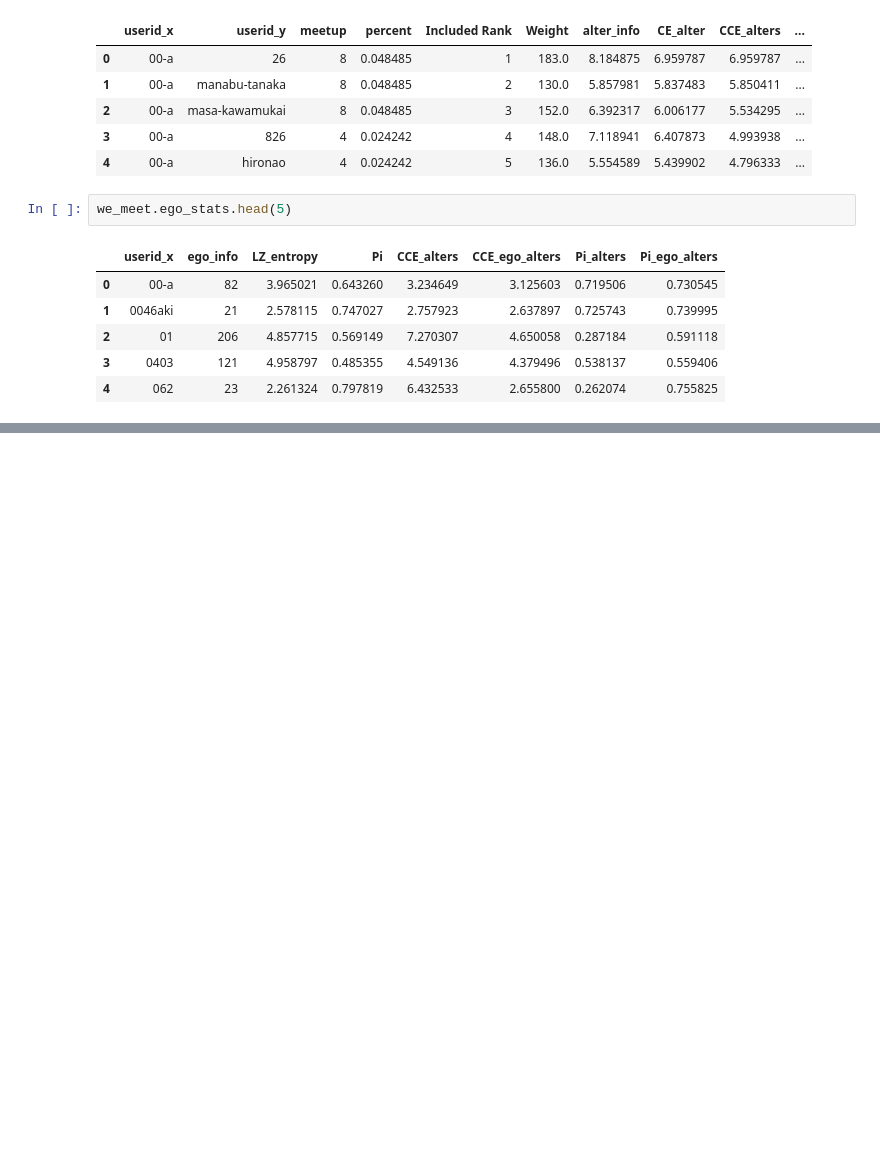
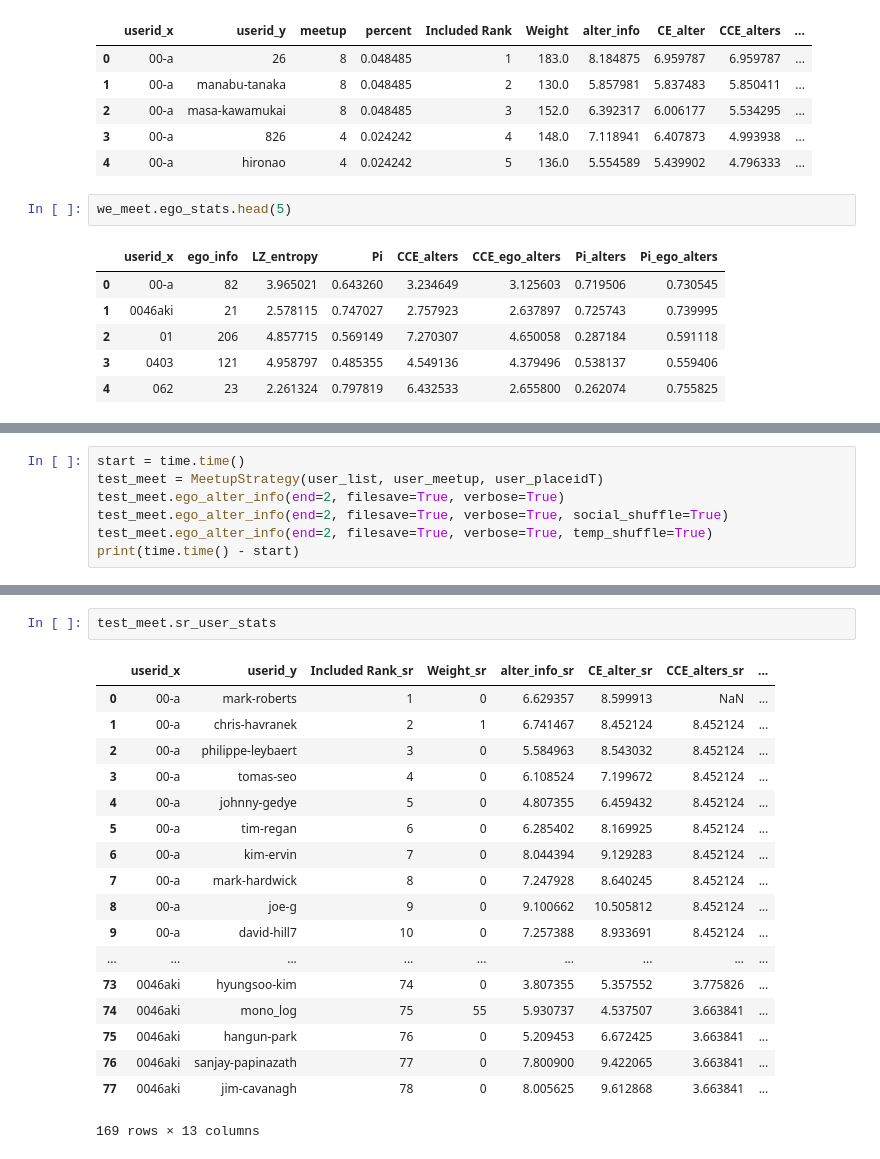
Before and after one commit to Magica-Chen/social-predictability, a Jupyter notebook: MS-Social-Information-AF.ipynb, the cells around one changed output, grey strips where cells are left out. Saved outputs shown, nothing was run; the diff lists cells and outputs as text; blank space fills up the shorter version.

```diff
--- a/MS-Social-Information-AF.ipynb
+++ b/MS-Social-Information-AF.ipynb
@@ -93,0 +100,7 @@ np.mean(we_meet.ego_stats['LZ_entropy'])
+# %%
+start = time.time()
+test_meet = MeetupStrategy(user_list, user_meetup, user_placeidT)
+test_meet.ego_alter_info(end=2, filesave=True, verbose=True)
+test_meet.ego_alter_info(end=2, filesave=True, verbose=True, social_shuffle=True)
+test_meet.ego_alter_info(end=2, filesave=True, verbose=True, temp_shuffle=True)
+print(time.time() - start)
@@ -93,0 +143,21 @@ np.mean(we_meet.ego_stats['LZ_entropy'])
+# %%
+test_meet.sr_user_stats
+# %% [output]
+|  | userid_x | userid_y | Included Rank_sr | Weight_sr | alter_info_sr | CE_alter_sr | CCE_alters_sr | ... |
+| 0 | 00-a | mark-roberts | 1 | 0 | 6.629357 | 8.599913 | NaN | ... |
+| 1 | 00-a | chris-havranek | 2 | 1 | 6.741467 | 8.452124 | 8.452124 | ... |
+| 2 | 00-a | philippe-leybaert | 3 | 0 | 5.584963 | 8.543032 | 8.452124 | ... |
+| 3 | 00-a | tomas-seo | 4 | 0 | 6.108524 | 7.199672 | 8.452124 | ... |
+| 4 | 00-a | johnny-gedye | 5 | 0 | 4.807355 | 6.459432 | 8.452124 | ... |
+| 5 | 00-a | tim-regan | 6 | 0 | 6.285402 | 8.169925 | 8.452124 | ... |
+| 6 | 00-a | kim-ervin | 7 | 0 | 8.044394 | 9.129283 | 8.452124 | ... |
+| 7 | 00-a | mark-hardwick | 8 | 0 | 7.247928 | 8.640245 | 8.452124 | ... |
+| 8 | 00-a | joe-g | 9 | 0 | 9.100662 | 10.505812 | 8.452124 | ... |
+| 9 | 00-a | david-hill7 | 10 | 0 | 7.257388 | 8.933691 | 8.452124 | ... |
+| ... | ... | ... | ... | ... | ... | ... | ... | ... |
+| 73 | 0046aki | hyungsoo-kim | 74 | 0 | 3.807355 | 5.357552 | 3.775826 | ... |
+| 74 | 0046aki | mono_log | 75 | 55 | 5.930737 | 4.537507 | 3.663841 | ... |
+| 75 | 0046aki | hangun-park | 76 | 0 | 5.209453 | 6.672425 | 3.663841 | ... |
+| 76 | 0046aki | sanjay-papinazath | 77 | 0 | 7.800900 | 9.422065 | 3.663841 | ... |
+| 77 | 0046aki | jim-cavanagh | 78 | 0 | 8.005625 | 9.612868 | 3.663841 | ... |
+169 rows × 13 columns
```
Also changed, not shown: parts of 14 cells of this notebook, 2 other files.
